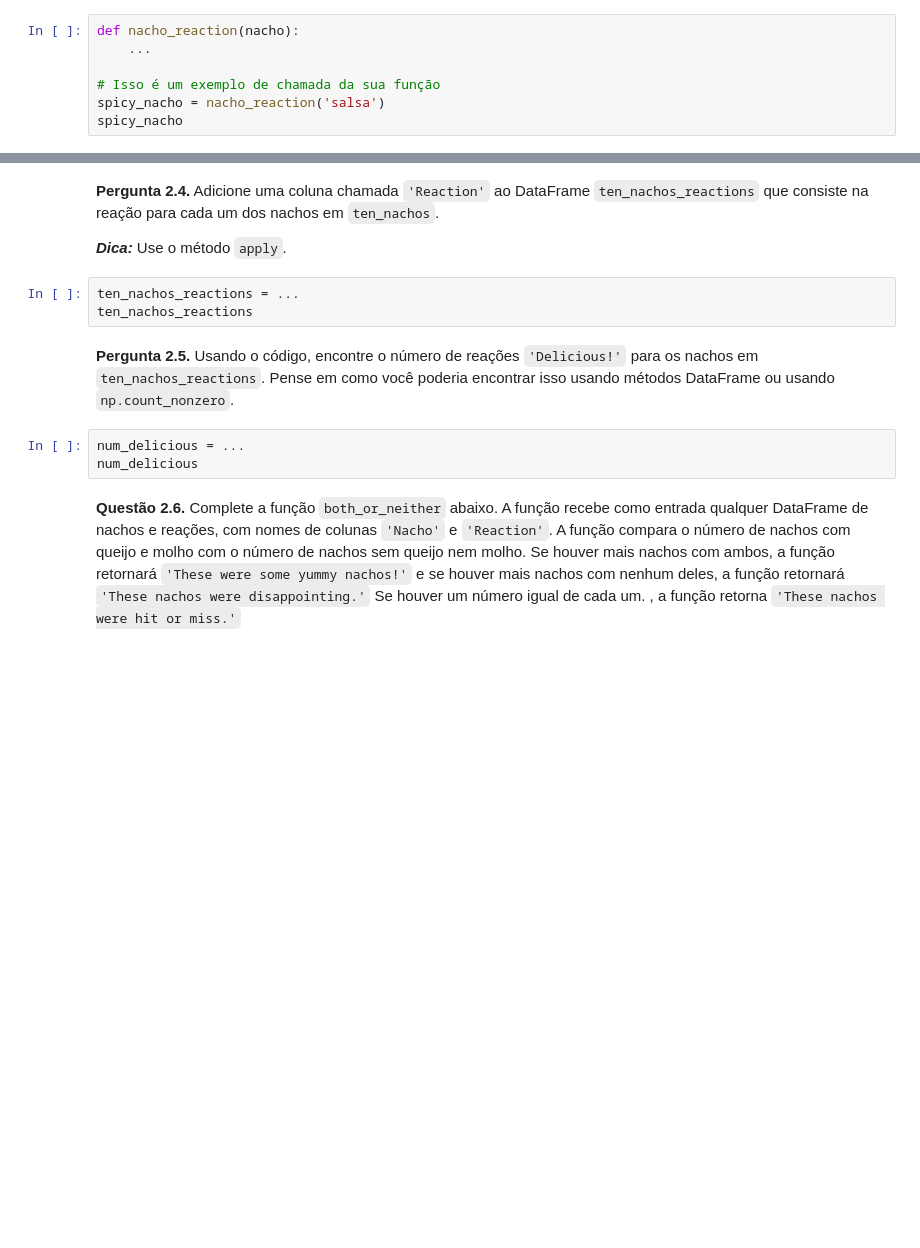
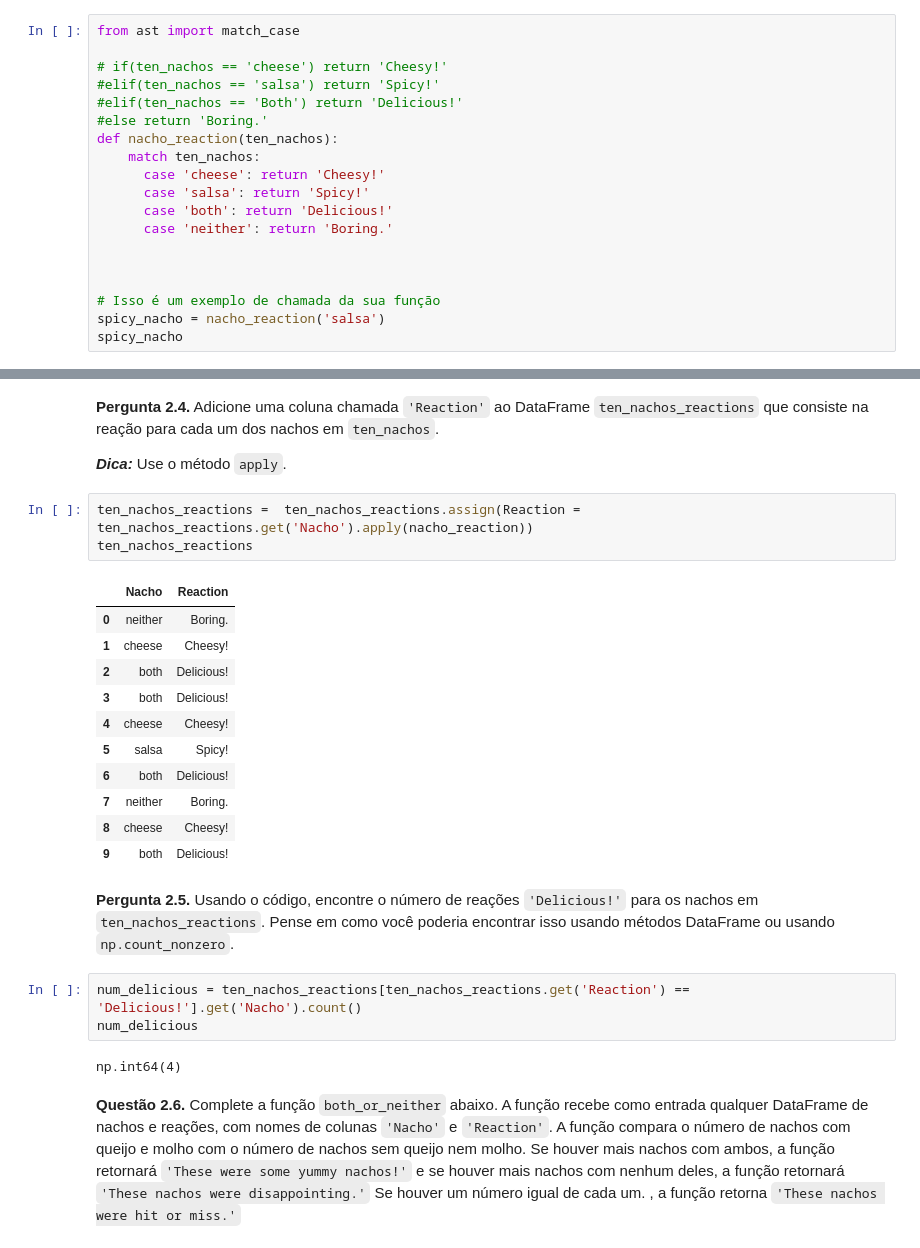
Before and after one commit to Leo1551/Fundamentos_Da_Ciencia_De_Dados, a Jupyter notebook: labs/lab03/sol.ipynb, the cells around one changed output, grey strips where cells are left out. Saved outputs shown, nothing was run; the diff lists cells and outputs as text; blank space fills up the shorter version.

```diff
--- a/labs/lab03/sol.ipynb
+++ b/labs/lab03/sol.ipynb
@@ -229,10 +239,22 @@ say_please
 | `salsa`  | `Spicy!`        |
 | `both`      | `Delicious!`      |
 | `neither`  | `Boring.`        |
-# %%
-def nacho_reaction(nacho):
-    ...
-
-# Isso é um exemplo de chamada da sua função
-spicy_nacho = nacho_reaction('salsa')
-spicy_nacho
+# %%
+from ast import match_case
+
+# if(ten_nachos == 'cheese') return 'Cheesy!'
+#elif(ten_nachos == 'salsa') return 'Spicy!'
+#elif(ten_nachos == 'Both') return 'Delicious!'
+#else return 'Boring.'
+def nacho_reaction(ten_nachos):
+    match ten_nachos:
+      case 'cheese': return 'Cheesy!'
+      case 'salsa': return 'Spicy!'
+      case 'both': return 'Delicious!'
+      case 'neither': return 'Boring.'
+
+
+
+# Isso é um exemplo de chamada da sua função
+spicy_nacho = nacho_reaction('salsa')
+spicy_nacho
@@ -245,14 +281,28 @@ ten_nachos_reactions
 **Pergunta 2.4.** Adicione uma coluna chamada `'Reaction'` ao DataFrame `ten_nachos_reactions` que consiste na reação para cada um dos nachos em `ten_nachos`.
 
 _**Dica:**_ Use o método `apply`.
-# %%
-ten_nachos_reactions = ...
-ten_nachos_reactions
+# %%
+ten_nachos_reactions =  ten_nachos_reactions.assign(Reaction = ten_nachos_reactions.get('Nacho').apply(nacho_reaction))
+ten_nachos_reactions
+# %% [output]
+|  | Nacho | Reaction |
+| 0 | neither | Boring. |
+| 1 | cheese | Cheesy! |
+| 2 | both | Delicious! |
+| 3 | both | Delicious! |
+| 4 | cheese | Cheesy! |
+| 5 | salsa | Spicy! |
+| 6 | both | Delicious! |
+| 7 | neither | Boring. |
+| 8 | cheese | Cheesy! |
+| 9 | both | Delicious! |
 # %% [markdown]
 **Pergunta 2.5.** Usando o código, encontre o número de reações `'Delicious!'` para os nachos em `ten_nachos_reactions`. Pense em como você poderia encontrar isso usando métodos DataFrame ou usando `np.count_nonzero`.
-# %%
-num_delicious = ...
-num_delicious
+# %%
+num_delicious = ten_nachos_reactions[ten_nachos_reactions.get('Reaction') == 'Delicious!'].get('Nacho').count()
+num_delicious
+# %% [output]
+np.int64(4)
 # %% [markdown]
 **Questão 2.6.** Complete a função `both_or_neither` abaixo. A função recebe como entrada qualquer DataFrame de nachos e reações, com nomes de colunas `'Nacho'` e `'Reaction'`. A função compara o número de nachos com queijo e molho com o número de nachos sem queijo nem molho. Se houver mais nachos com ambos, a função retornará `'These were some yummy nachos!'` e se houver mais nachos com nenhum deles, a função retornará `'These nachos were disappointing.'` Se houver um número igual de cada um. , a função retorna `'These nachos were hit or miss.'`
 # %%
```
Also changed, not shown: parts of 11 cells of this notebook.
